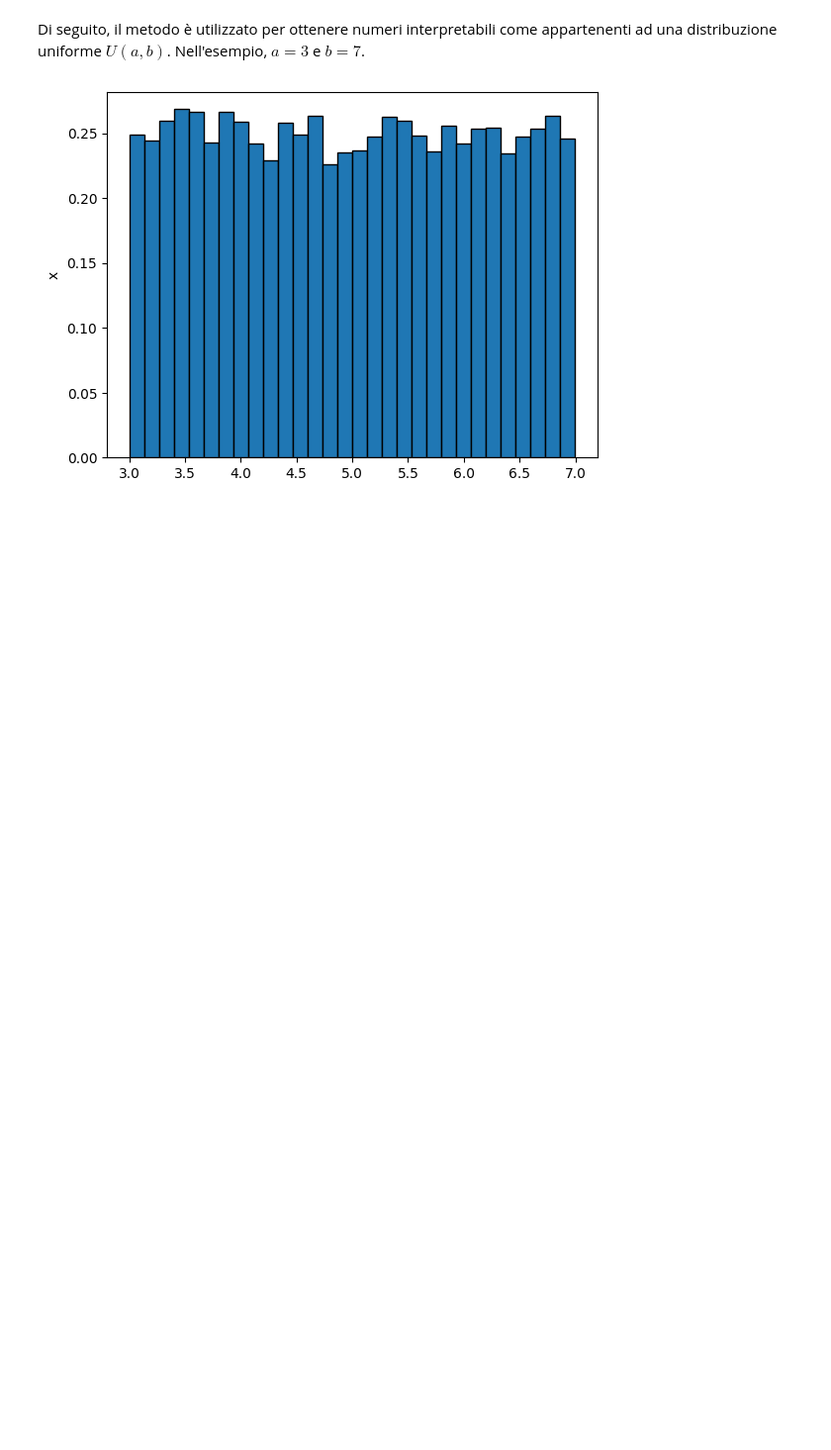
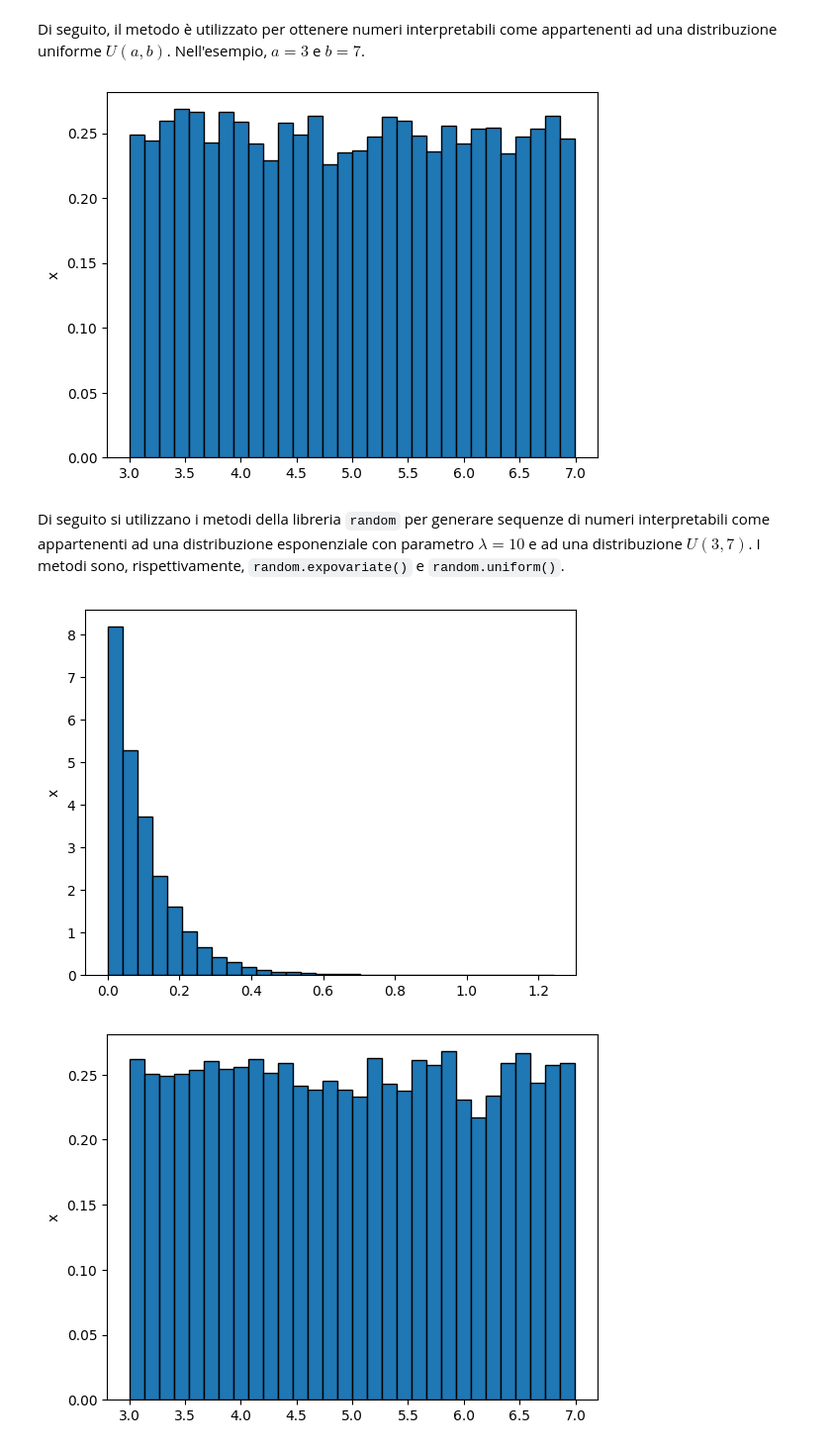
Before and after one commit to emamanni/AnalisiDeiDati24-25, a Jupyter notebook: 09_GenerazioneNumeriPseudocasuali.ipynb, the cells around one changed output. Shown at 99% size. Saved outputs shown, nothing was run; the diff lists cells and outputs as text; code cells hidden in the pictures; blank space fills up the shorter version.

```diff
--- a/09_GenerazioneNumeriPseudocasuali.ipynb
+++ b/09_GenerazioneNumeriPseudocasuali.ipynb
@@ -197,3 +197,31 @@ plt.ylabel('x')
 plt.show()
 # %% [output]
 [figure]
+# %% [markdown]
+Di seguito si utilizzano i metodi della libreria `random` per generare sequenze di numeri interpretabili come appartenenti ad una distribuzione esponenziale con parametro $\lambda=10$ e ad una distribuzione $U(3,7)$. I metodi sono, rispettivamente, `random.expovariate()` e `random.uniform()`.
+# %%
+n = 10000
+
+# Distribuzione esponenziale con parametro lambda = 10
+lmd = 10
+x=[]
+for i in range(0, n):
+  x.append(rnd.expovariate(lmd))
+plt.hist(x, density=True, edgecolor='black', bins=30)
+plt.ylabel('x')
+plt.show()
+
+n = 10000
+
+# Distribuzione uniforme in [3, 7]
+a=3
+b=7
+x=[]
+for i in range(0, n):
+  x.append(rnd.uniform(a, b))
+plt.hist(x, density=True, edgecolor='black', bins=30)
+plt.ylabel('x')
+plt.show()
+# %% [output]
+[figure, added]
+[figure, added]
```
Also changed, not shown: parts of 9 cells of this notebook.
